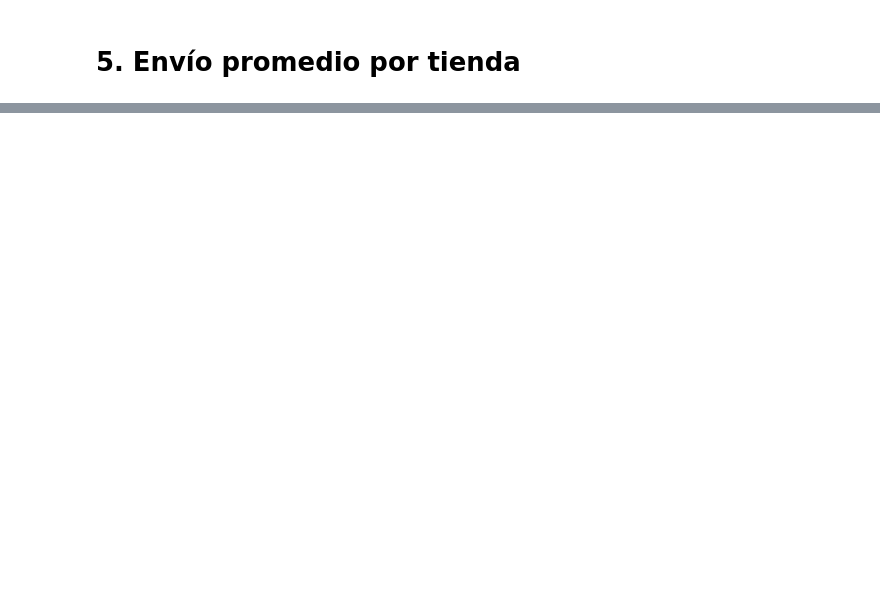
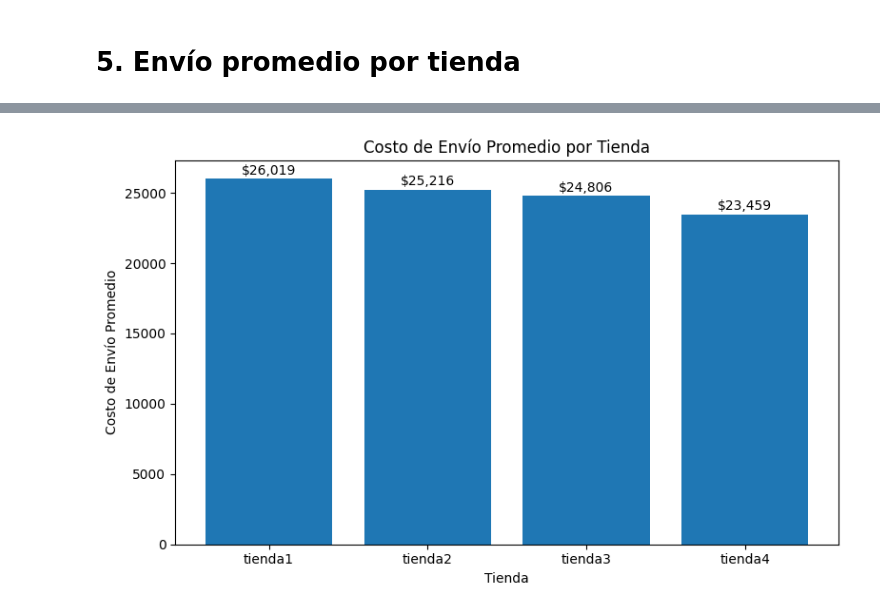
Before and after one commit to Near-o7/desafio1_dataScience, a Jupyter notebook: AluraStoreLatam.ipynb, the cells around one changed output, grey strips where cells are left out. Cells and saved outputs as stored; diff of their text form; code cells hidden in the pictures; blank space fills up the shorter version.

```diff
--- a/AluraStoreLatam.ipynb
+++ b/AluraStoreLatam.ipynb
@@ -318,2 +360,16 @@ plt.show()
 # %% [markdown]
 # 5. Envío promedio por tienda
+# %%
+costos_promedios = []
+
+for i, df in enumerate(tiendas):
+    promedio = df["Costo de envío"].mean().round(2)
+    costos_promedios.append({
+        "Tienda": f"tienda{i+1}",
+        "Costo de envío": promedio
+    })
+
+costos_promedios_df = pd.DataFrame(costos_promedios)
+costos_promedios_df = costos_promedios_df.sort_values(by="Costo de envío", ascending=False)
+
+display(costos_promedios_df)
@@ -319,0 +382,17 @@ plt.show()
+# %%
+import matplotlib.pyplot as plt
+
+plt.figure(figsize=(8, 5))
+plt.bar(costos_promedios_df["Tienda"], costos_promedios_df["Costo de envío"])
+
+plt.xlabel("Tienda")
+plt.ylabel("Costo de Envío Promedio")
+plt.title("Costo de Envío Promedio por Tienda")
+
+for i, valor in enumerate(costos_promedios_df["Costo de envío"]):
+    plt.text(i, valor + 100, f"${valor:,.0f}", ha='center', va='bottom', fontsize=10)
+
+plt.tight_layout()
+plt.show()
+# %% [output]
+[figure, added]
```
Also changed, not shown: parts of 4 cells of this notebook.
